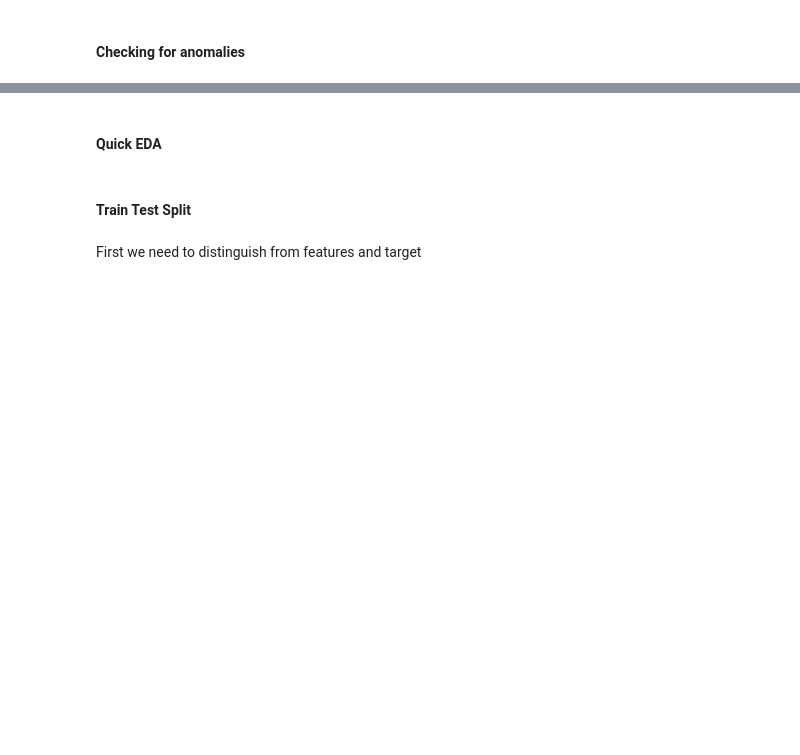
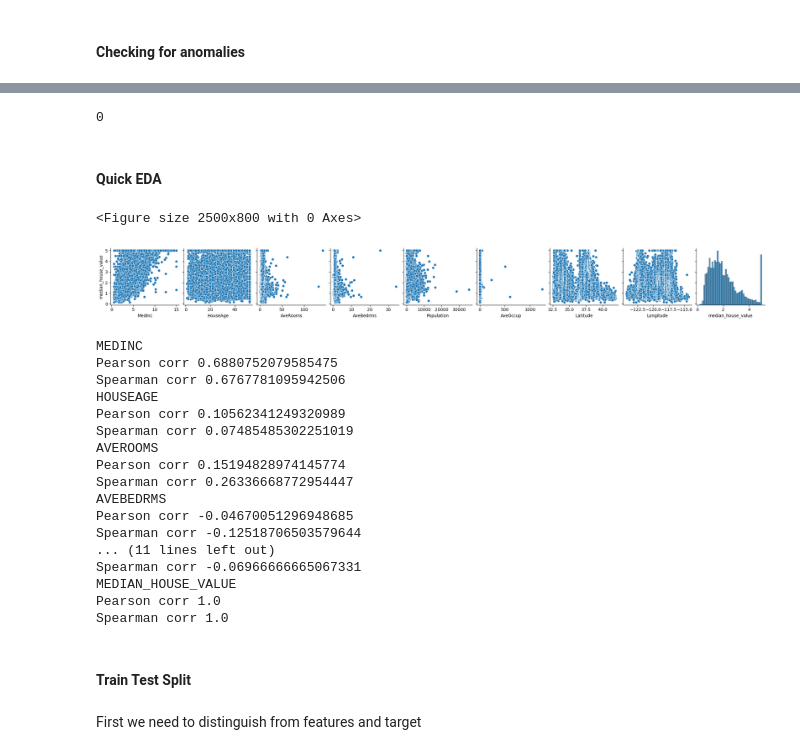
Before and after one commit to Aru-jan/IH-lessons, a Jupyter notebook: 7_ml/code_along_nb/7.1_intro_to_ml.ipynb, the cells around one changed output, grey strips where cells are left out. Cells and saved outputs as stored; diff of their text form; code cells hidden in the pictures; blank space fills up the shorter version.

```diff
--- a/7_ml/code_along_nb/7.1_intro_to_ml.ipynb
+++ b/7_ml/code_along_nb/7.1_intro_to_ml.ipynb
@@ -247,0 +246,4 @@ array([1])
+# %%
+california = fetch_california_housing()
+
+print(california["DESCR"])
@@ -247,0 +268,4 @@ array([1])
+# %%
+df_cali = pd.DataFrame(california["data"], columns = california["feature_names"])
+df_cali["median_house_value"] = california["target"]
+df_cali.head()
@@ -252,2 +300,6 @@ array([1])
+# %%
+df_cali.duplicated().sum()
+# %% [output]
+0
 # %% [markdown]
 #### Quick EDA
@@ -256,3 +306,32 @@ array([1])
+# %%
+plt.figure(figsize = (25,8))
+sns.pairplot(df_cali, y_vars=["median_house_value"], kind= "scatter")
+plt.show()
+
+for col in df_cali.columns:
+    print(col.upper())
+    print("Pearson corr", df_cali["median_house_value"].corr(df_cali[col], method = "pearson"))
+    print("Spearman corr", df_cali["median_house_value"].corr(df_cali[col], method = "spearman"))
+# %% [output]
+<Figure size 2500x800 with 0 Axes>
+[figure, added]
+MEDINC
+Pearson corr 0.6880752079585475
+Spearman corr 0.6767781095942506
+HOUSEAGE
+Pearson corr 0.10562341249320989
+Spearman corr 0.07485485302251019
+AVEROOMS
+Pearson corr 0.15194828974145774
+Spearman corr 0.26336668772954447
+AVEBEDRMS
+Pearson corr -0.04670051296948685
+Spearman corr -0.12518706503579644
+... (11 lines left out)
+Spearman corr -0.06966666665067331
+MEDIAN_HOUSE_VALUE
+Pearson corr 1.0
+Spearman corr 1.0
 # %% [markdown]
 #### Train Test Split
 # %% [markdown]
```
Also changed, not shown: parts of 23 cells of this notebook.
